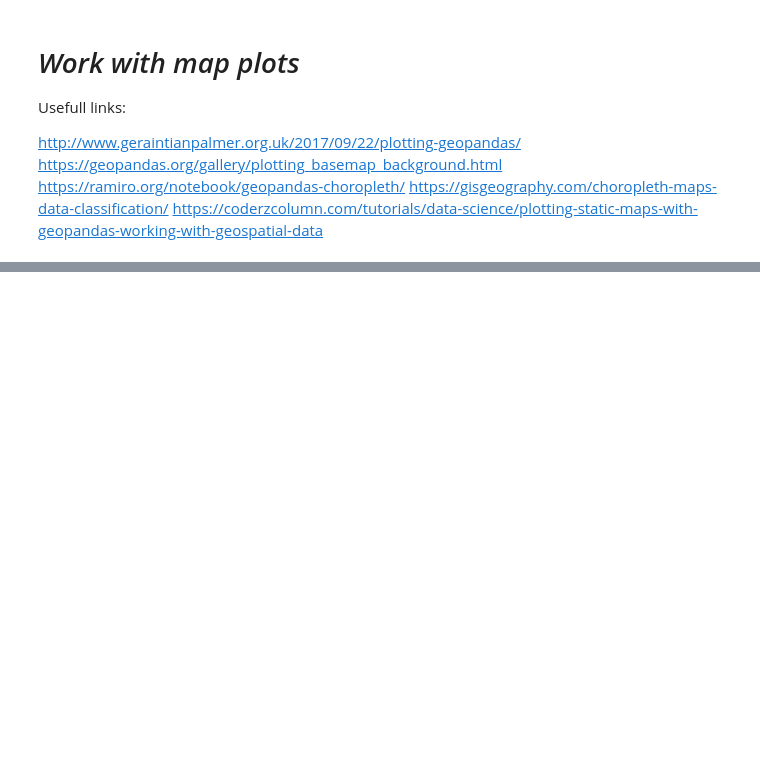
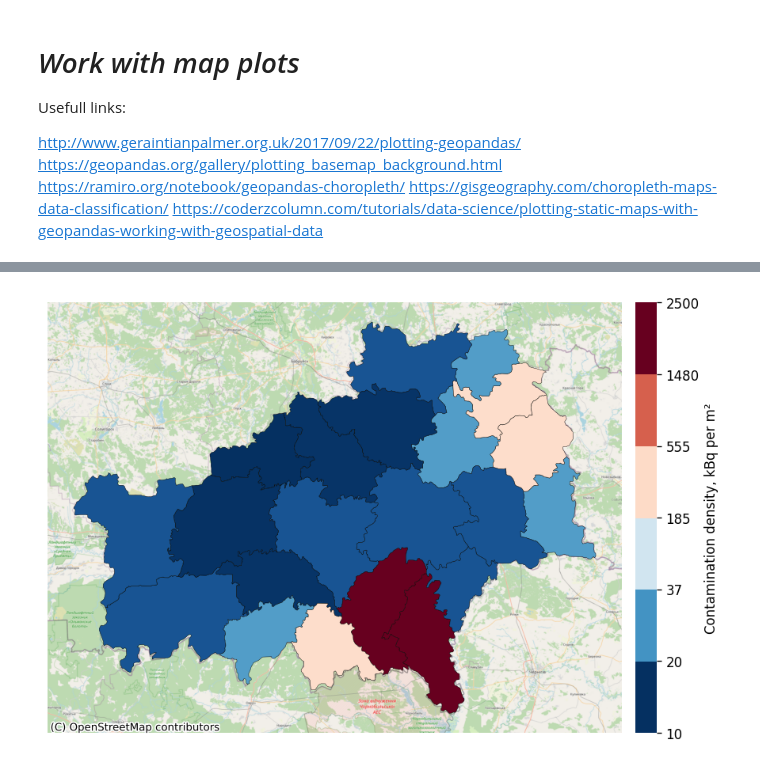
Before and after one commit to ADv0rnik/Data-analysis-for-JER, a Jupyter notebook: Area_of_research_map.ipynb, the cells around one changed output, grey strips where cells are left out. Drawn from its saved outputs; the diff is of its cells as text; code cells hidden in the pictures; blank space fills up the shorter version.

```diff
--- a/Area_of_research_map.ipynb
+++ b/Area_of_research_map.ipynb
@@ -132,0 +217,21 @@ gomel.plot()
+# %%
+s = "%s²" % 'm'
+cmap = mpl.cm.RdBu_r
+bounds = [10, 20, 37, 185, 555, 1480, 2500]
+norm = mpl.colors.BoundaryNorm(bounds, cmap.N)
+fig, ax = plt.subplots(1, figsize = (18, 6), dpi = 120)
+gomel1.plot(column = 'Rad',
+            edgecolor = 'black',
+            linewidth=0.25,
+            cmap=cmap,
+            ax = ax)
+vmin = gomel1['Rad'].min()
+vmax = gomel1['Rad'].max()
+fig.colorbar(mpl.cm.ScalarMappable(cmap = cmap, norm=norm),
+             label = 'Contamination density, kBq per ' + s,
+             pad = 0.01).outline.set_visible(False)
+
+ax.axis('off')
+ctx.add_basemap(ax, source=ctx.providers.OpenStreetMap.Mapnik)
+# %% [output]
+[figure, added]
```
Also changed, not shown: parts of 14 cells of this notebook.
